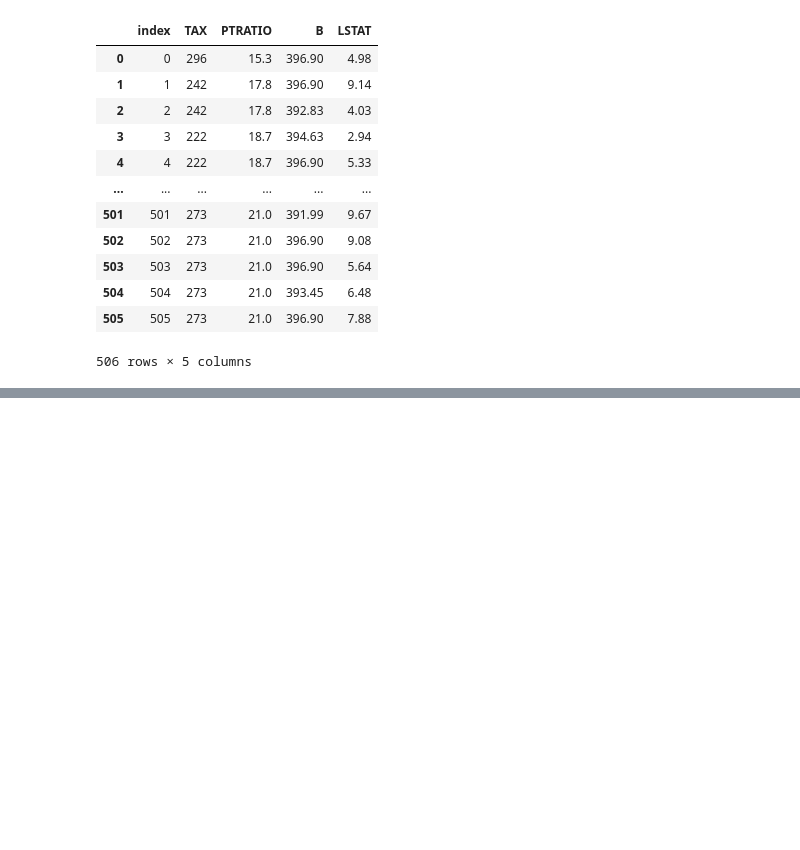
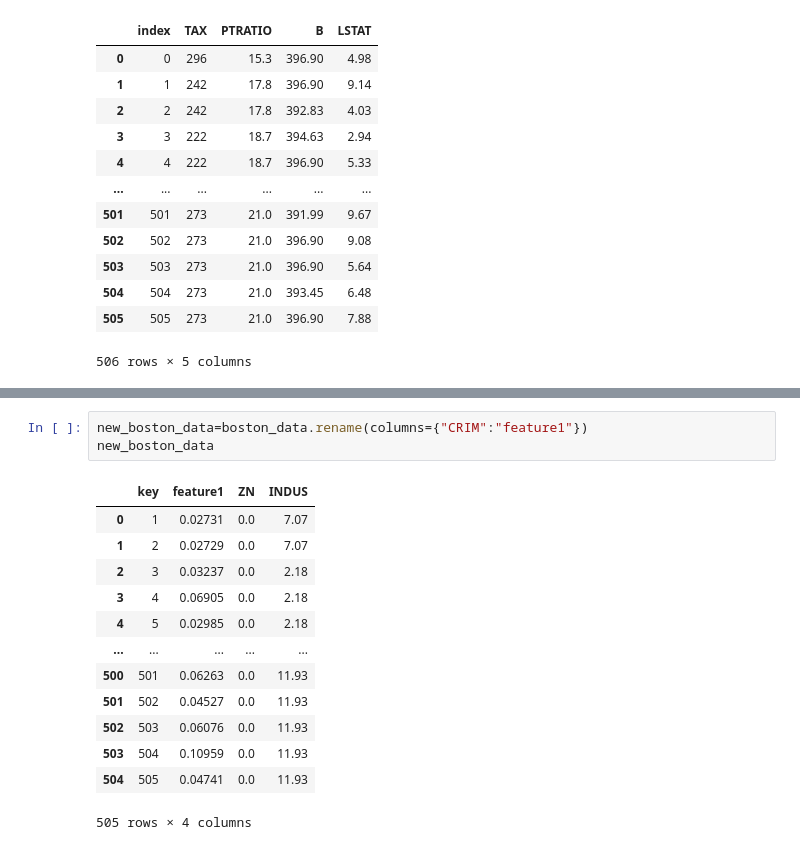
Before and after one commit to Tikiene/ML100Days, a Jupyter notebook: Homework/NP.ipynb, the cells around one changed output, grey strips where cells are left out. Cells and saved outputs as stored; diff of their text form; blank space fills up the shorter version.

```diff
--- a/Homework/NP.ipynb
+++ b/Homework/NP.ipynb
@@ -1068,0 +1143,17 @@ boston_data_sql
+# %%
+new_boston_data=boston_data.rename(columns={"CRIM":"feature1"})
+new_boston_data
+# %% [output]
+|  | key | feature1 | ZN | INDUS |
+| 0 | 1 | 0.02731 | 0.0 | 7.07 |
+| 1 | 2 | 0.02729 | 0.0 | 7.07 |
+| 2 | 3 | 0.03237 | 0.0 | 2.18 |
+| 3 | 4 | 0.06905 | 0.0 | 2.18 |
+| 4 | 5 | 0.02985 | 0.0 | 2.18 |
+| ... | ... | ... | ... | ... |
+| 500 | 501 | 0.06263 | 0.0 | 11.93 |
+| 501 | 502 | 0.04527 | 0.0 | 11.93 |
+| 502 | 503 | 0.06076 | 0.0 | 11.93 |
+| 503 | 504 | 0.10959 | 0.0 | 11.93 |
+| 504 | 505 | 0.04741 | 0.0 | 11.93 |
+505 rows × 4 columns
```
Also changed, not shown: parts of 25 cells of this notebook, 5 other files.
